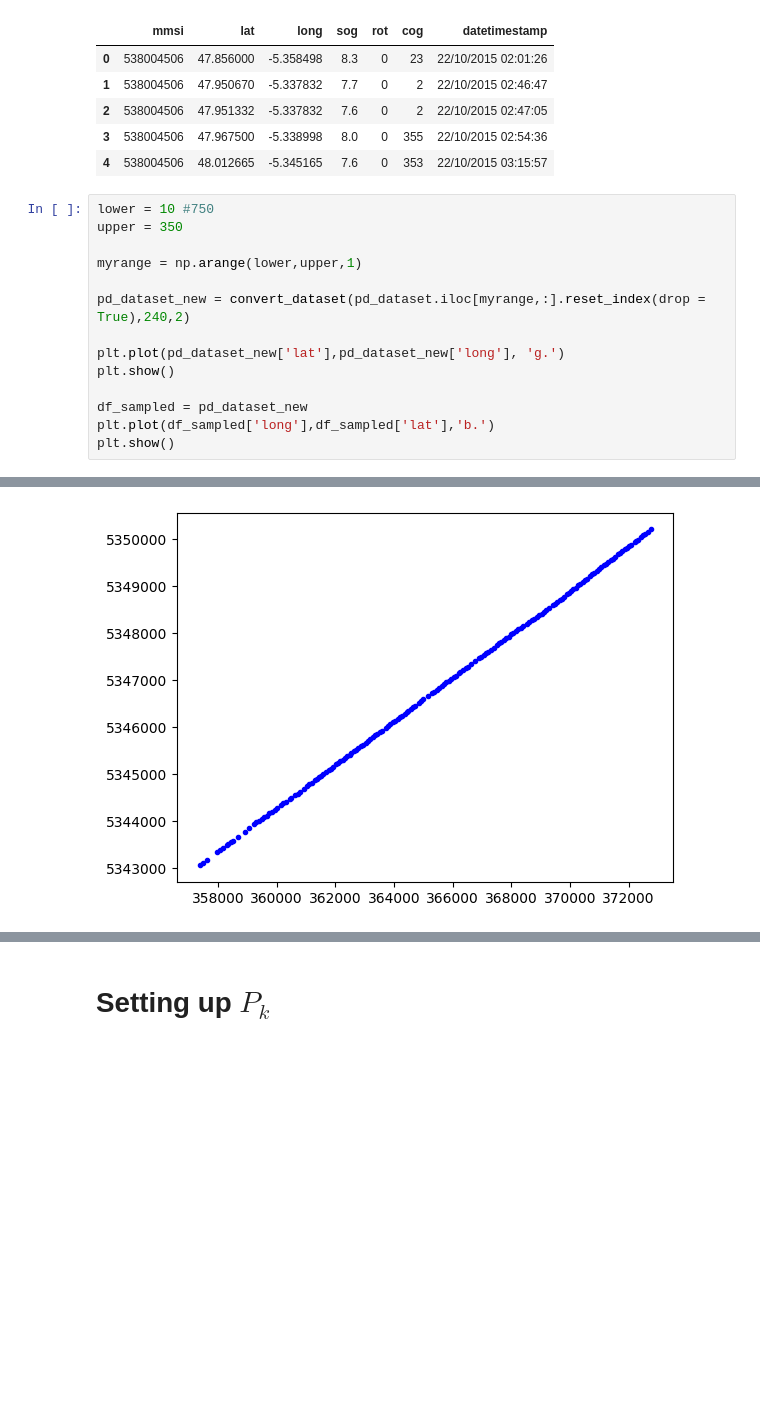
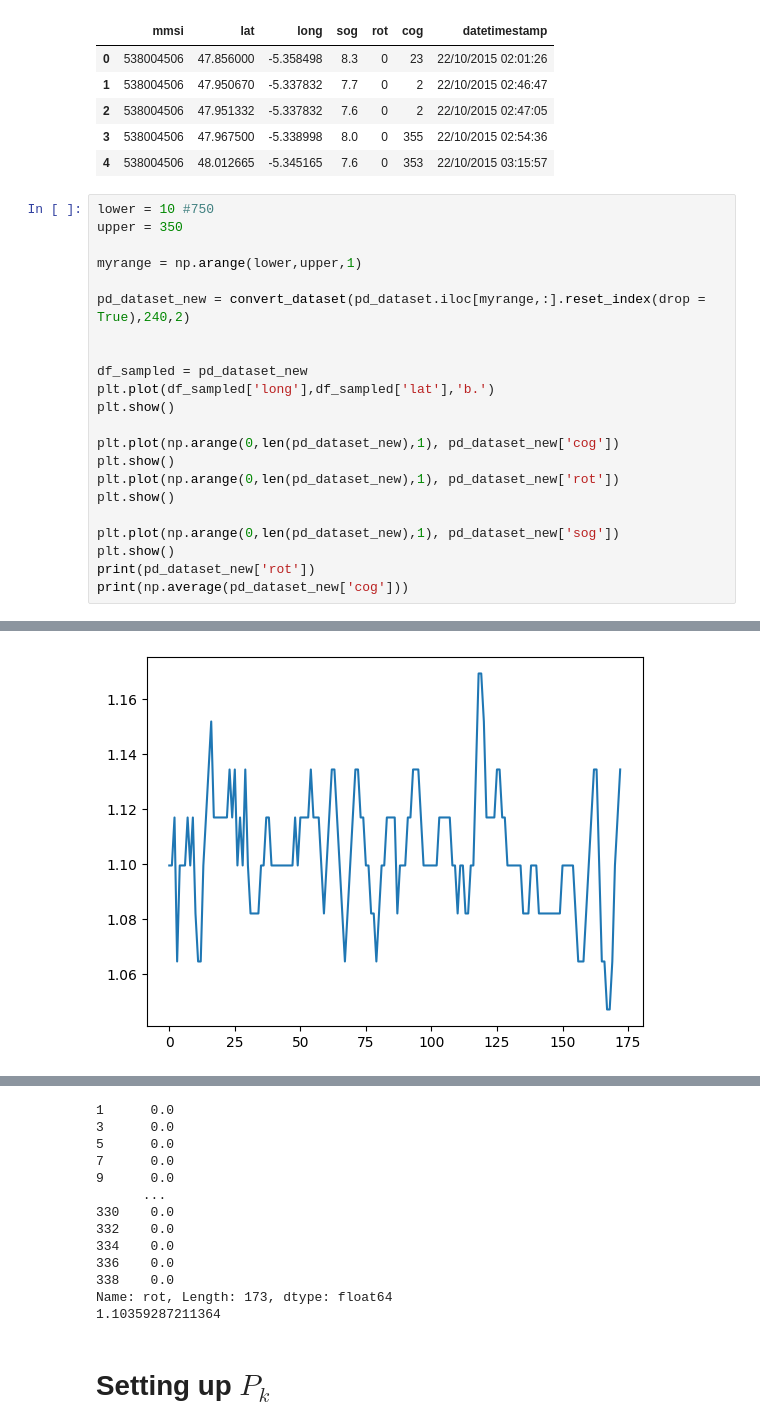
Before and after one commit to cnburger/AIS_KalmanFilter, a Jupyter notebook: Time Sampling.ipynb, the cells around one changed output, grey strips where cells are left out. Saved outputs shown, nothing was run; the diff lists cells and outputs as text; blank space fills up the shorter version.

```diff
--- a/Time Sampling.ipynb
+++ b/Time Sampling.ipynb
@@ -379,10 +373,18 @@ myrange = np.arange(lower,upper,1)
 
 pd_dataset_new = convert_dataset(pd_dataset.iloc[myrange,:].reset_index(drop = True),240,2)
 
-plt.plot(pd_dataset_new['lat'],pd_dataset_new['long'], 'g.')
-plt.show()
 
 df_sampled = pd_dataset_new
 plt.plot(df_sampled['long'],df_sampled['lat'],'b.')
 plt.show()
+
+plt.plot(np.arange(0,len(pd_dataset_new),1), pd_dataset_new['cog'])
+plt.show()
+plt.plot(np.arange(0,len(pd_dataset_new),1), pd_dataset_new['rot'])
+plt.show()
+
+plt.plot(np.arange(0,len(pd_dataset_new),1), pd_dataset_new['sog'])
+plt.show()
+print(pd_dataset_new['rot'])
+print(np.average(pd_dataset_new['cog']))
 # %% [output]
@@ -390 +392 @@ plt.show()
-[figure, old version]
+[figure, new version]
@@ -391,3 +395,16 @@ plt.show()
+1      0.0
+3      0.0
+5      0.0
+7      0.0
+9      0.0
+      ...
+330    0.0
+332    0.0
+334    0.0
+336    0.0
+338    0.0
+Name: rot, Length: 173, dtype: float64
+1.10359287211364
 # %% [markdown]
 # Setting up $P_k$
 # %%
```
Also changed, not shown: parts of 13 cells of this notebook.
